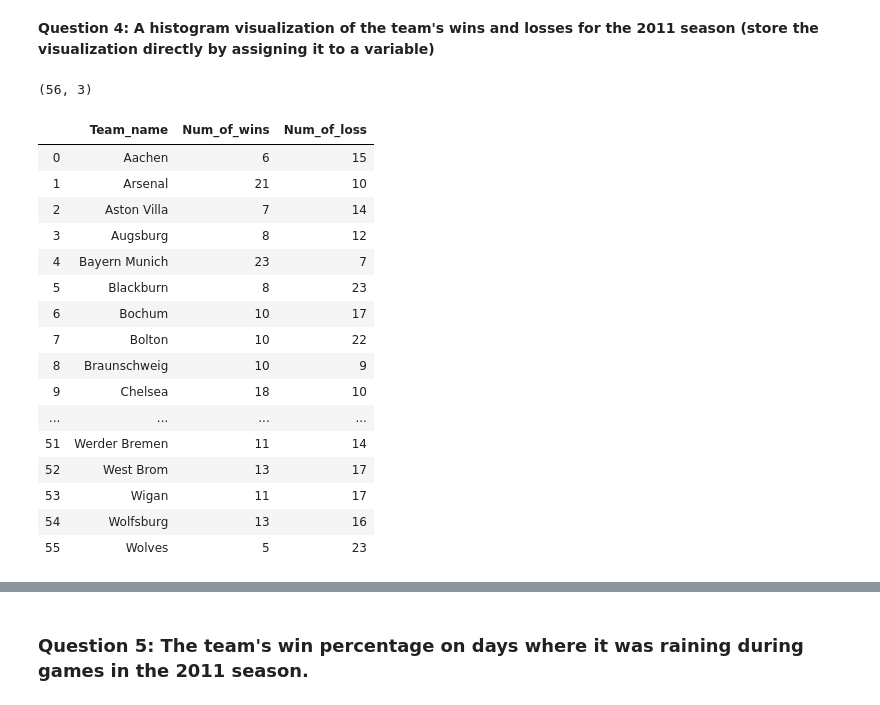
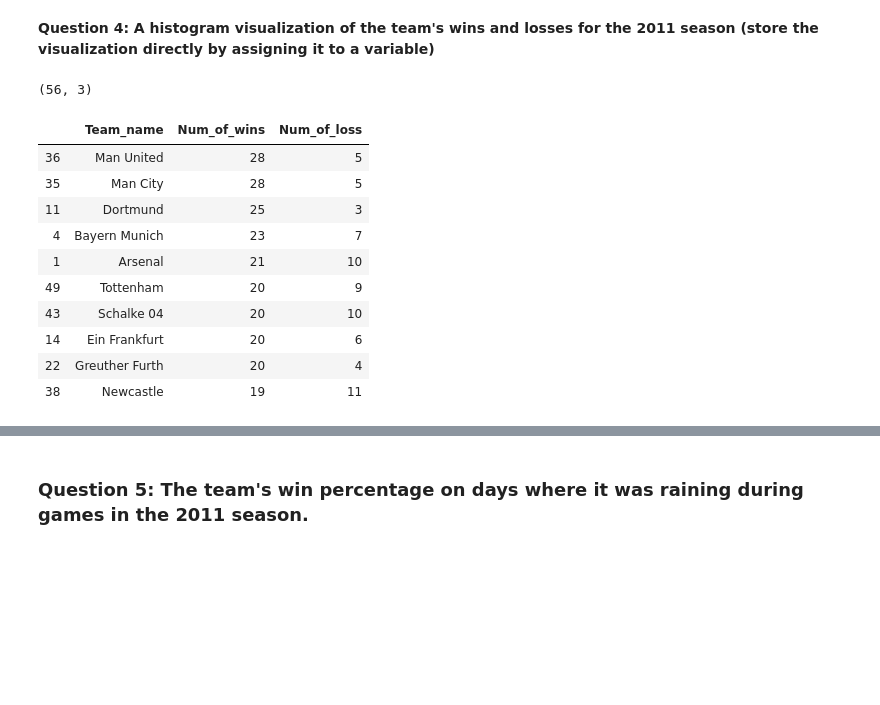
Before and after one commit to khairulomar/Football_league, a Jupyter notebook: index.ipynb, the cells around one changed output, grey strips where cells are left out. Cells and saved outputs as stored; diff of their text form; code cells hidden in the pictures; blank space fills up the shorter version.

```diff
--- a/index.ipynb
+++ b/index.ipynb
@@ -246,50 +234,45 @@ query = """SELECT * FROM
                                             ELSE "Draw"
                                             END Team_name,
                                        COUNT(Match_ID) Num_of_wins
                                 FROM Matches
                                 WHERE Season == 2011
                                 GROUP BY Team_name
                                )
                                 t1
                           JOIN
                                (
                                 SELECT CASE
                                             WHEN FTHG < FTAG THEN HomeTeam
                                             WHEN FTHG > FTAG THEN AwayTeam
                                             ELSE "Draw"
                                             END Team_name,
                                        COUNT(Match_ID) Num_of_loss
                                 FROM Matches
                                 WHERE Season == 2011
                                 GROUP BY Team_name
                                )
                                 t2
                           ON t1.Team_name = t2.Team_name
                          )
                      WHERE Team_name != "Draw"
                      """
 df4 = pd.read_sql_query(query, con)
 display(df4.shape)
-display(df4)
+df4_sort = df4.sort_values(by = 'Num_of_wins', ascending = False)
+display(df4_sort.head(10))
 # %% [output]
 (56, 3)
 |  | Team_name | Num_of_wins | Num_of_loss |
-| 0 | Aachen | 6 | 15 |
+| 36 | Man United | 28 | 5 |
+| 35 | Man City | 28 | 5 |
+| 11 | Dortmund | 25 | 3 |
+| 4 | Bayern Munich | 23 | 7 |
 | 1 | Arsenal | 21 | 10 |
-| 2 | Aston Villa | 7 | 14 |
-| 3 | Augsburg | 8 | 12 |
-| 4 | Bayern Munich | 23 | 7 |
-| 5 | Blackburn | 8 | 23 |
-| 6 | Bochum | 10 | 17 |
-| 7 | Bolton | 10 | 22 |
-| 8 | Braunschweig | 10 | 9 |
-| 9 | Chelsea | 18 | 10 |
-| ... | ... | ... | ... |
-| 51 | Werder Bremen | 11 | 14 |
-| 52 | West Brom | 13 | 17 |
-| 53 | Wigan | 11 | 17 |
-| 54 | Wolfsburg | 13 | 16 |
-| 55 | Wolves | 5 | 23 |
+| 49 | Tottenham | 20 | 9 |
+| 43 | Schalke 04 | 20 | 10 |
+| 14 | Ein Frankfurt | 20 | 6 |
+| 22 | Greuther Furth | 20 | 4 |
+| 38 | Newcastle | 19 | 11 |
 # %%
 fig = plt.figure(figsize=(20,5))
 ax  = plt.subplot()
```
Also changed, not shown: parts of 19 cells of this notebook.
